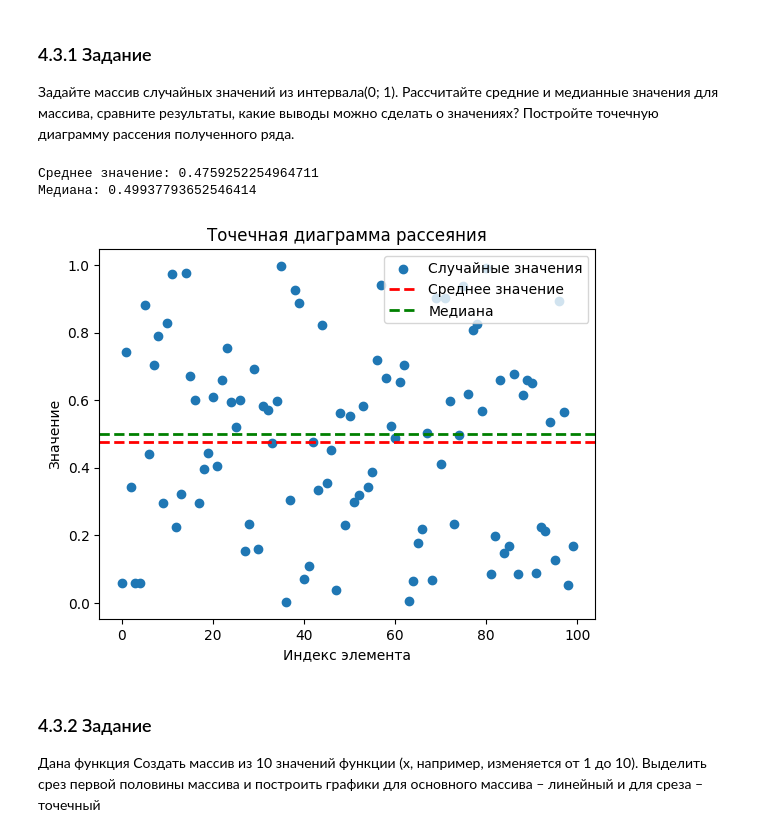
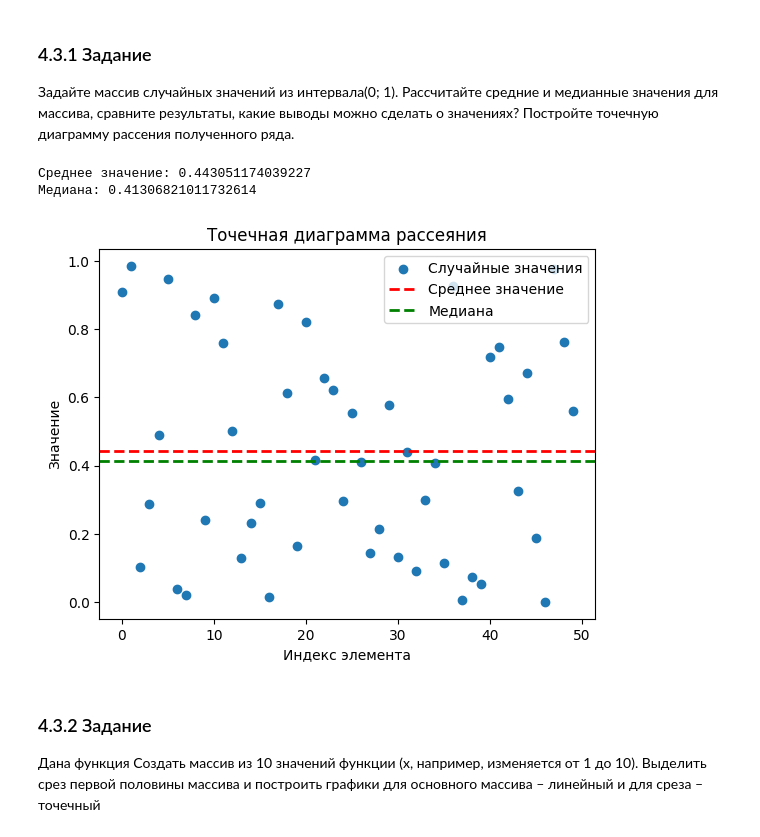
Before and after one commit to Shkityrk/AI_MIREA, a Jupyter notebook: Shkityr_K_Workbook1.ipynb, the cells around one changed output. Cells and saved outputs as stored; diff of their text form; code cells hidden in the pictures.

```diff
--- a/Shkityr_K_Workbook1.ipynb
+++ b/Shkityr_K_Workbook1.ipynb
@@ -267,26 +267,26 @@ plt.scatter(marks,data)
 результаты, какие выводы можно сделать о значениях?
 Постройте точечную диаграмму рассения полученного ряда.
 # %%
-array_size=100
+array_size=50
 random_array = np.random.rand(array_size)
 mean_value = np.mean(random_array)
 median_value = np.median(random_array)
 
 print(f"Среднее значение: {mean_value}")
 print(f"Медиана: {median_value}")
 
 plt.scatter(range(array_size), random_array, label='Случайные значения')
 plt.axhline(mean_value, color='r', linestyle='dashed', linewidth=2, label='Среднее значение')
 plt.axhline(median_value, color='g', linestyle='dashed', linewidth=2, label='Медиана')
 plt.xlabel('Индекс элемента')
 plt.ylabel('Значение')
 plt.legend()
 plt.title('Точечная диаграмма рассеяния')
 plt.show()
 # %% [output]
-Среднее значение: 0.4759252254964711
-Медиана: 0.49937793652546414
+Среднее значение: 0.443051174039227
+Медиана: 0.41306821011732614
-[figure, old version]
+[figure, new version]
 # %% [markdown]
 ### 4.3.2 Задание
 Дана функция
```
Also changed, not shown: parts of 6 cells of this notebook.
